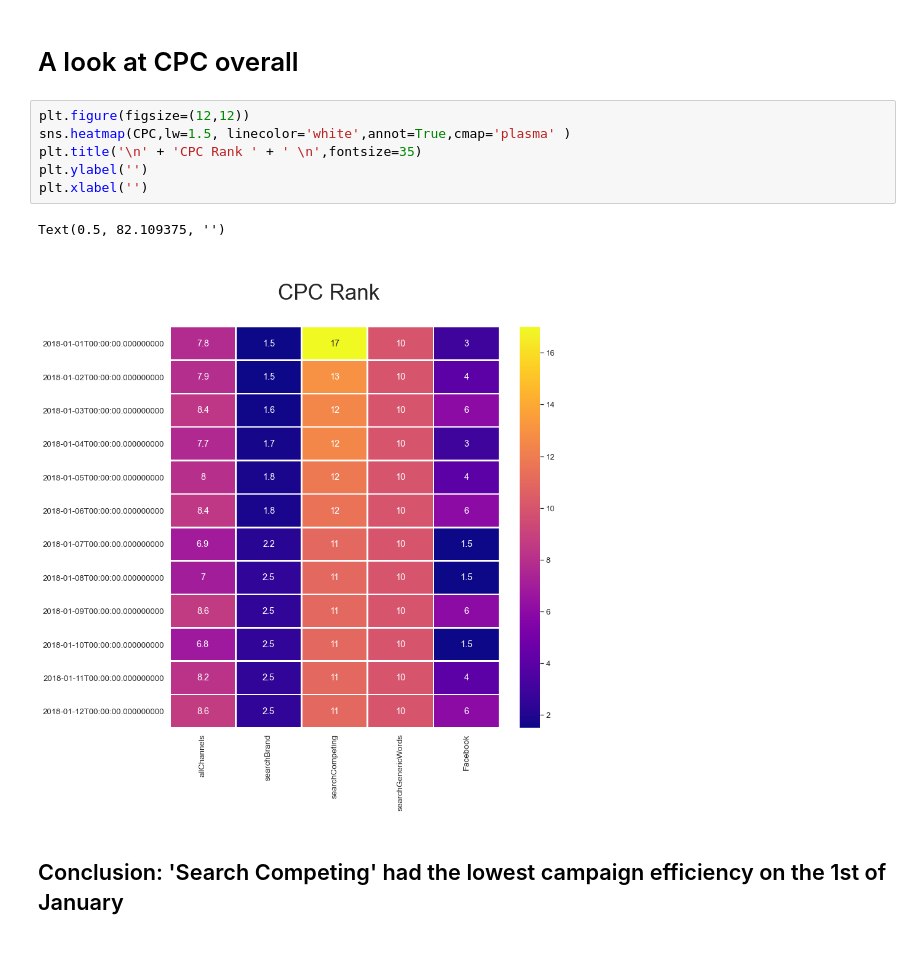
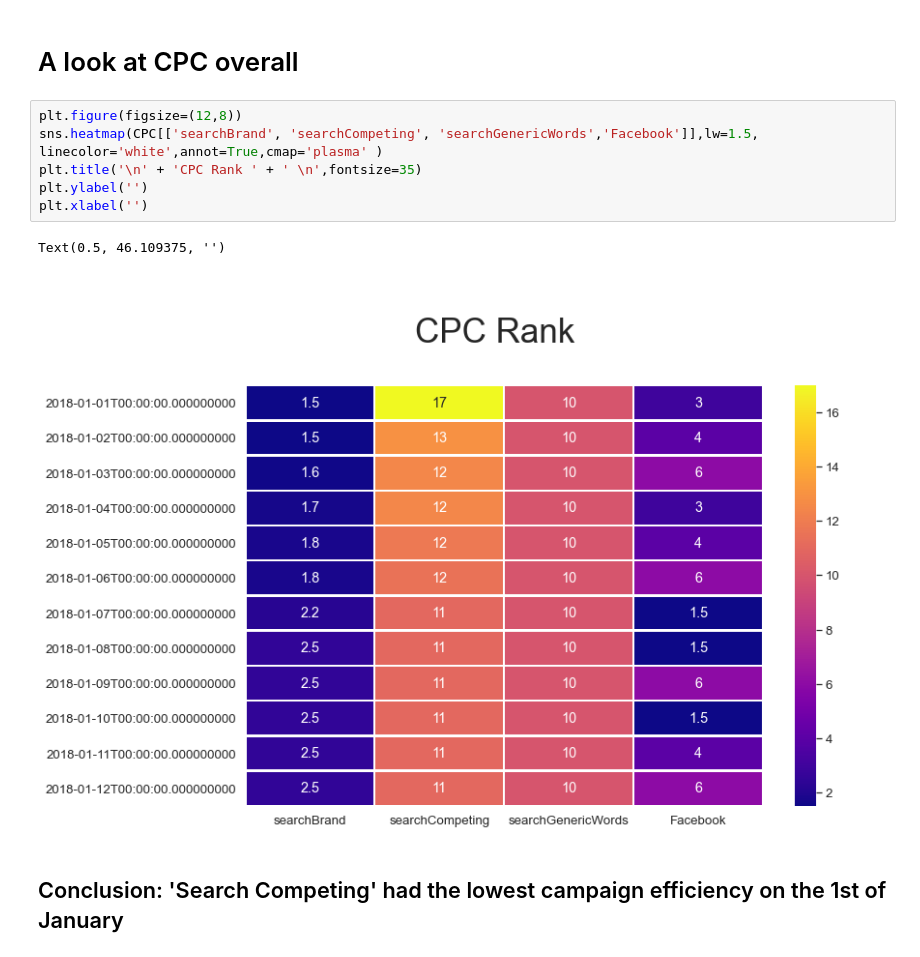
Before and after one commit to yanivmm/Data-Science, a Jupyter notebook: Sponserd Marketing.ipynb, the cells around one changed output. Saved outputs shown, nothing was run; the diff lists cells and outputs as text.

```diff
--- a/Sponserd Marketing.ipynb
+++ b/Sponserd Marketing.ipynb
@@ -189,13 +189,13 @@ Text(0.5, 82.109375, '')
 # %% [markdown]
  # A look at CPC overall
 # %%
-plt.figure(figsize=(12,12))
-sns.heatmap(CPC,lw=1.5, linecolor='white',annot=True,cmap='plasma' )
+plt.figure(figsize=(12,8))
+sns.heatmap(CPC[['searchBrand', 'searchCompeting', 'searchGenericWords','Facebook']],lw=1.5, linecolor='white',annot=True,cmap='plasma' )
 plt.title('\n' + 'CPC Rank ' + ' \n',fontsize=35)
 plt.ylabel('')
 plt.xlabel('')
 # %% [output]
-Text(0.5, 82.109375, '')
+Text(0.5, 46.109375, '')
-[figure, old version]
+[figure, new version]
 # %% [markdown]
 ## Conclusion: 'Search Competing' had the lowest campaign efficiency on the 1st of January
```
Also changed, not shown: parts of 1 cell of this notebook.
